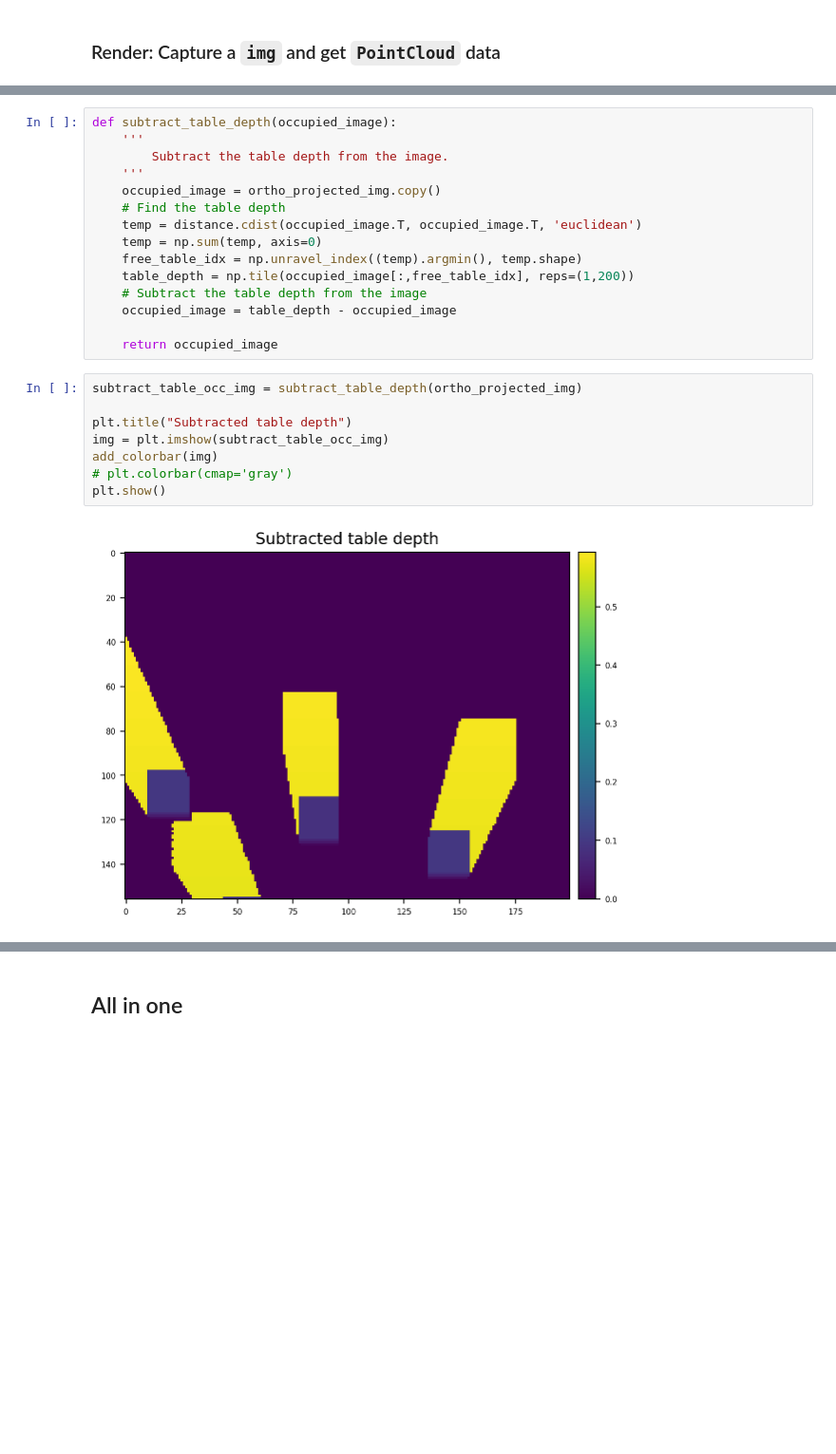
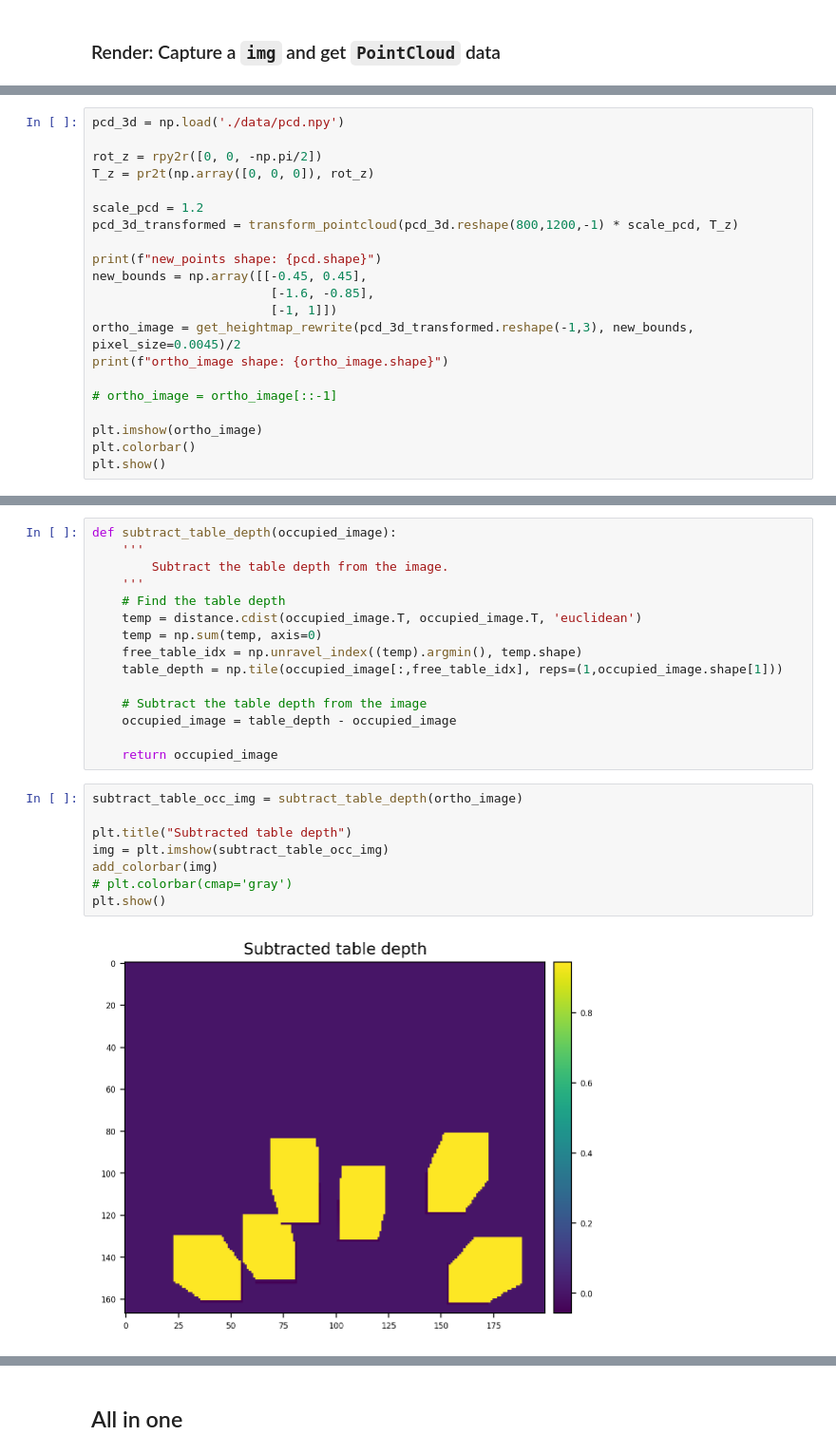
Before and after one commit to joonhyung-lee/mujoco-nonprehensile, a Jupyter notebook: code/demo_orthographic.ipynb, the cells around one changed output, grey strips where cells are left out. Shown at 95% size. Drawn from its saved outputs; the diff is of its cells as text; blank space fills up the shorter version.

Commit message:
update orthographic projection about general view

```diff
--- a/code/demo_orthographic.ipynb
+++ b/code/demo_orthographic.ipynb
@@ -236,0 +408,21 @@ plt.show()
+# %%
+pcd_3d = np.load('./data/pcd.npy')
+
+rot_z = rpy2r([0, 0, -np.pi/2])
+T_z = pr2t(np.array([0, 0, 0]), rot_z)
+
+scale_pcd = 1.2
+pcd_3d_transformed = transform_pointcloud(pcd_3d.reshape(800,1200,-1) * scale_pcd, T_z)
+
+print(f"new_points shape: {pcd.shape}")
+new_bounds = np.array([[-0.45, 0.45],
+                        [-1.6, -0.85],
+                        [-1, 1]])
+ortho_image = get_heightmap_rewrite(pcd_3d_transformed.reshape(-1,3), new_bounds, pixel_size=0.0045)/2
+print(f"ortho_image shape: {ortho_image.shape}")
+
+# ortho_image = ortho_image[::-1]
+
+plt.imshow(ortho_image)
+plt.colorbar()
+plt.show()
@@ -239,26 +435,26 @@ def subtract_table_depth(occupied_image):
     '''
         Subtract the table depth from the image.
     '''
-    occupied_image = ortho_projected_img.copy()
     # Find the table depth
     temp = distance.cdist(occupied_image.T, occupied_image.T, 'euclidean')
     temp = np.sum(temp, axis=0)
     free_table_idx = np.unravel_index((temp).argmin(), temp.shape)
-    table_depth = np.tile(occupied_image[:,free_table_idx], reps=(1,200))
+    table_depth = np.tile(occupied_image[:,free_table_idx], reps=(1,occupied_image.shape[1]))
+
     # Subtract the table depth from the image
     occupied_image = table_depth - occupied_image
 
     return occupied_image
 # %%
-subtract_table_occ_img = subtract_table_depth(ortho_projected_img)
+subtract_table_occ_img = subtract_table_depth(ortho_image)
 
 plt.title("Subtracted table depth")
 img = plt.imshow(subtract_table_occ_img)
 add_colorbar(img)
 # plt.colorbar(cmap='gray')
 plt.show()
 # %% [output]
-[figure, old version]
+[figure, new version]
 # %%
 def binary_filter(occupied_image, threshold=0.05):
     '''
```
Also changed, not shown: parts of 15 cells of this notebook.
